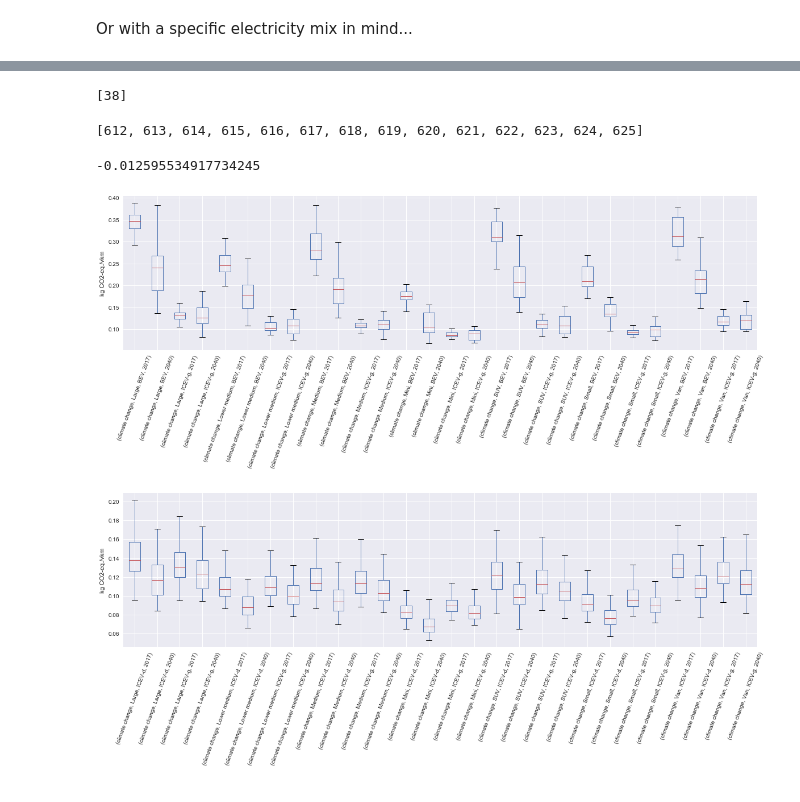
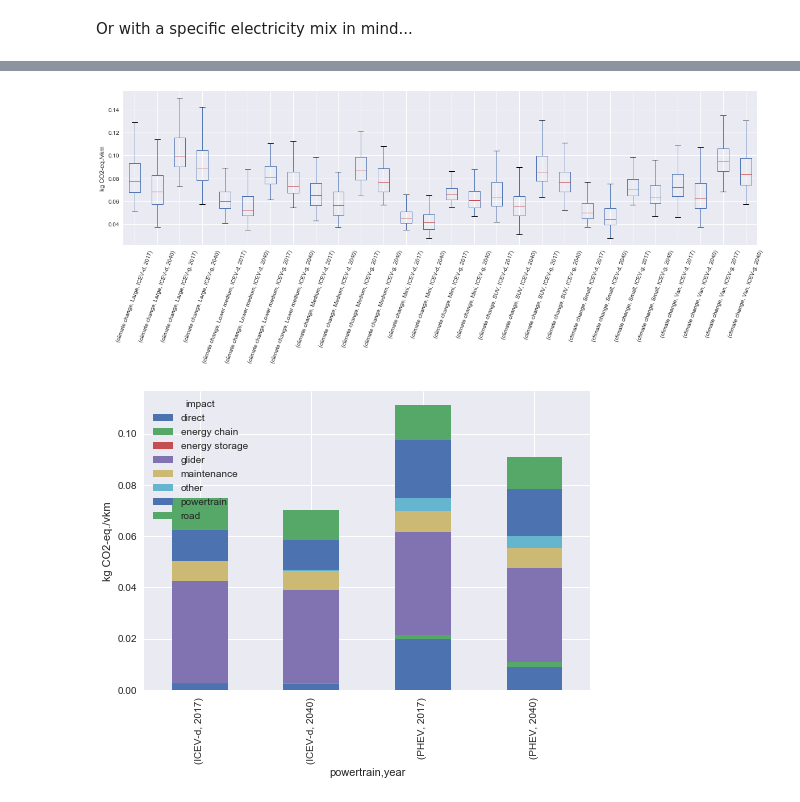
Before and after one commit to romainsacchi/carculator, a Jupyter notebook: examples/Examples.ipynb, the cells around one changed output, grey strips where cells are left out. Saved outputs shown, nothing was run; the diff lists cells and outputs as text; code cells hidden in the pictures.

```diff
--- a/examples/Examples.ipynb
+++ b/examples/Examples.ipynb
@@ -458,27 +496,15 @@ plt.show()
-# %%
-[ic.inputs[i] for i in ic.inputs if 'solar PV' in i[0]]
-# %% [output]
-[38]
-# %%
-[ic.inputs[i] for i in ic.inputs if 'FCEV' in i[0]]
-# %% [output]
-[612, 613, 614, 615, 616, 617, 618, 619, 620, 621, 622, 623, 624, 625]
-# %%
-ic.A[38,612]
-# %% [output]
--0.012595534917734245
 # %%
 from carculator import *
 import matplotlib.pyplot as plt
 cip = CarInputParameters()
-cip.stochastic(20)
+cip.stochastic(100)
 dcts, array = fill_xarray_from_input_parameters(cip)
 cm = CarModel(array, cycle='WLTC')
 cm.set_all()
 ic = InventoryCalculation(cm.array)
 
 scope = {
-    'powertrain':['BEV', 'ICEV-g'],
+    'powertrain':['ICEV-d', 'ICEV-g'],
 }
 
 """
@@ -494,21 +520,26 @@ Electricity mixes
 8: Geothermal
 9: Waste
 
-Hydrogen technologies
-hydrolysis
-hydrolysis - solar
-hydrolysis - hydro
-hydrolysis - nuclear
+Electrolysis
+Electrolysis - solar
+Electrolysis - hydro
+Electrolysis - nuclear
 SMR
 
 Natural gas technologies
 cng
 biogas
 
+Diesel technologies
+diesel
+biodiesel - algae
+biodiesel - cooking oil
+
 """
 background_configuration = {
-    'background_country' : 'DE', # will use the network electricity losses of Germany
-    'cng technology' : 'biogas'
+    'country' : 'DE', # will use the network electricity losses of Germany
+    'cng technology' : 'biogas',
+    'diesel technology': 'biodiesel - cooking oil'
 }
 
 results = ic.calculate_impacts(scope = scope, background_configuration = background_configuration)
@@ -520,19 +551,19 @@ plt.xticks(rotation=70)
 plt.ylabel('kg CO2-eq./vkm')
 plt.show()
 # %% [output]
-[figure, old version]
+[figure, new version]
 # %%
 from carculator import *
 import matplotlib.pyplot as plt
 cip = CarInputParameters()
-cip.stochastic(100)
+cip.static()
 dcts, array = fill_xarray_from_input_parameters(cip)
 cm = CarModel(array, cycle='WLTC')
 cm.set_all()
 ic = InventoryCalculation(cm.array)
 
 scope = {
-    'powertrain':['ICEV-d', 'ICEV-g'],
+    'powertrain':['ICEV-d', 'PHEV'],
 }
 
 """
@@ -542,42 +573,49 @@ Electricity mixes
 2: Gas
 3: Solar
 4: Wind
 5: Biomass
 6: Coal
 7: Oil
 8: Geothermal
 9: Waste
 
 Hydrogen technologies
-hydrolysis
-hydrolysis - solar
-hydrolysis - hydro
-hydrolysis - nuclear
+Electrolysis
+Electrolysis - solar
+Electrolysis - hydro
+Electrolysis - nuclear
 SMR
 
 Natural gas technologies
 cng
 biogas
 
 Diesel technologies
 diesel
 biodiesel - algae
 biodiesel - cooking oil
 
+Petrol technologies
+petrol
+bioethanol - wheat straw
+bioethanol - maize starch
+bioethanol - sugarbeet
+bioethanol - forest residues
+
 """
 background_configuration = {
-    'background_country' : 'DE', # will use the network electricity losses of Germany
-    'cng technology' : 'biogas',
-    'diesel technology': 'biodiesel - cooking oil'
+    'country' : 'DE', # will use the mix and network electricity losses of Germany
+    'petrol technology' : 'bioethanol - maize starch',
+    'diesel technology': 'biodiesel - cooking oil',
+    'custom electricity mix' : [[0.5,0.5,0,0,0,0,0,0,0,0],
+                                [0.5,0.5,0,0,0,0,0,0,0,0]], # in this case, 50% hydro, 50% nuclear
 }
 
 results = ic.calculate_impacts(scope = scope, background_configuration = background_configuration)
 
-data_MC = results.sel(impact_category='climate change').sum(axis=3).to_dataframe('climate change')
-plt.style.use('seaborn')
-data_MC.unstack(level=[0,1,2]).boxplot(showfliers=False, figsize=(20,5))
-plt.xticks(rotation=70)
+results.sel(impact_category='climate change', size='Large', value=0).to_dataframe('impact').unstack(level=2)['impact'].plot(kind='bar',
+                stacked=True)
 plt.ylabel('kg CO2-eq./vkm')
 plt.show()
 # %% [output]
-[figure, old version]
+[figure, new version]
```
Also changed, not shown: parts of 33 cells of this notebook.
